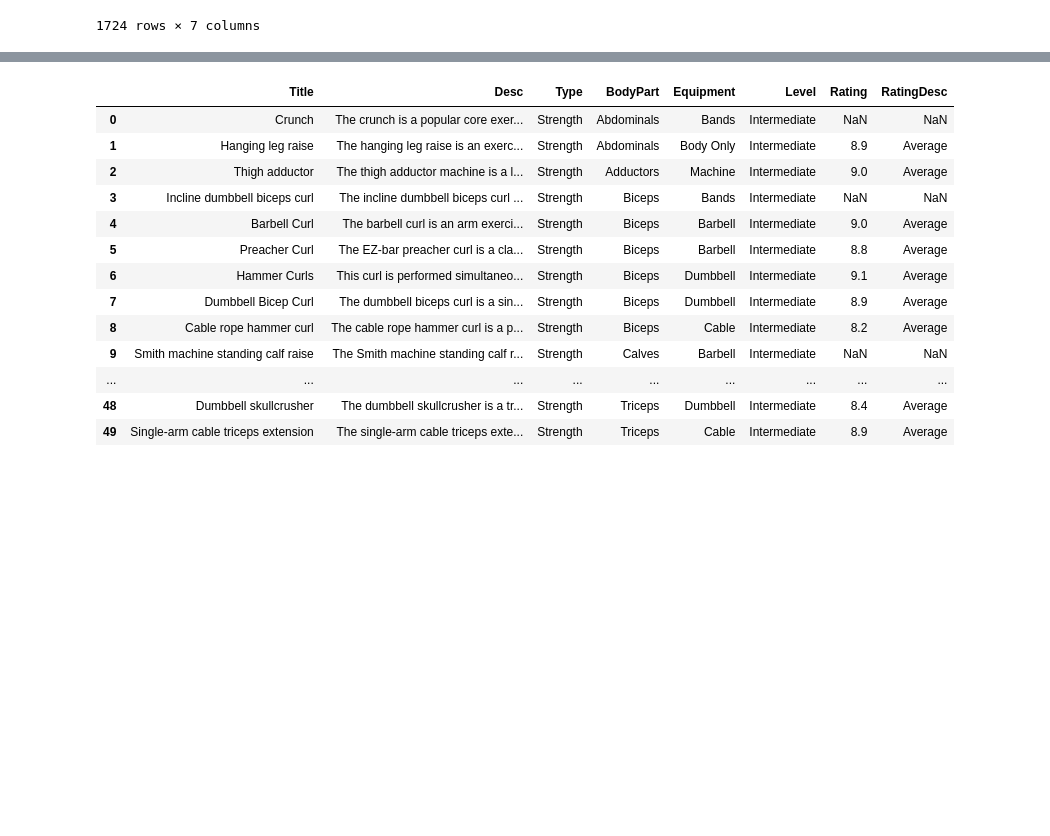
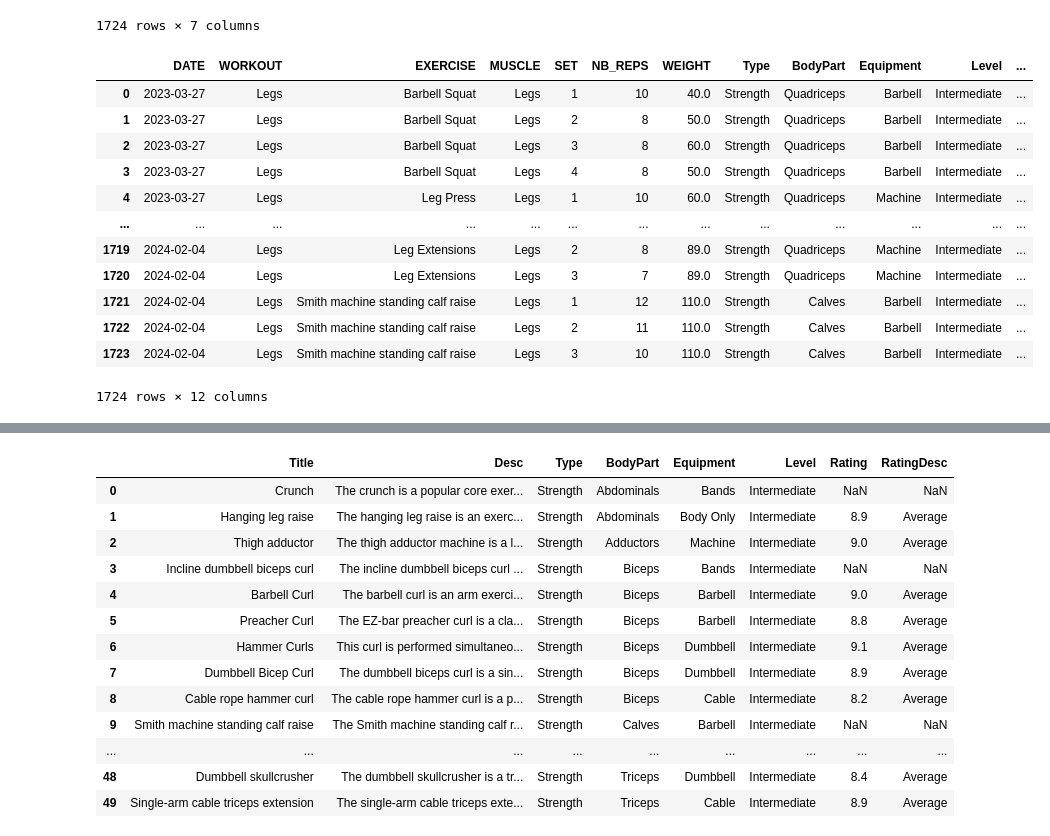
Before and after one commit to gabgrge/mlops-workout, a Jupyter notebook: notebooks/data-loading.ipynb, the cells around one changed output, grey strips where cells are left out. Drawn from its saved outputs; the diff is of its cells as text; code cells hidden in the pictures; blank space fills up the shorter version.

```diff
--- a/notebooks/data-loading.ipynb
+++ b/notebooks/data-loading.ipynb
@@ -19,3 +18,20 @@ workout_data
 | 1722 | 2024-02-04 | Legs | Smith machine standing calf raise | Legs | 2 | 11 | 110.0 |
 | 1723 | 2024-02-04 | Legs | Smith machine standing calf raise | Legs | 3 | 10 | 110.0 |
 1724 rows × 7 columns
+# %%
+enriched_workout_data = pd.read_csv('../data/current/enriched_workout_data.csv')
+enriched_workout_data
+# %% [output]
+|  | DATE | WORKOUT | EXERCISE | MUSCLE | SET | NB_REPS | WEIGHT | Type | BodyPart | Equipment | Level | ... |
+| 0 | 2023-03-27 | Legs | Barbell Squat | Legs | 1 | 10 | 40.0 | Strength | Quadriceps | Barbell | Intermediate | ... |
+| 1 | 2023-03-27 | Legs | Barbell Squat | Legs | 2 | 8 | 50.0 | Strength | Quadriceps | Barbell | Intermediate | ... |
+| 2 | 2023-03-27 | Legs | Barbell Squat | Legs | 3 | 8 | 60.0 | Strength | Quadriceps | Barbell | Intermediate | ... |
+| 3 | 2023-03-27 | Legs | Barbell Squat | Legs | 4 | 8 | 50.0 | Strength | Quadriceps | Barbell | Intermediate | ... |
+| 4 | 2023-03-27 | Legs | Leg Press | Legs | 1 | 10 | 60.0 | Strength | Quadriceps | Machine | Intermediate | ... |
+| ... | ... | ... | ... | ... | ... | ... | ... | ... | ... | ... | ... | ... |
+| 1719 | 2024-02-04 | Legs | Leg Extensions | Legs | 2 | 8 | 89.0 | Strength | Quadriceps | Machine | Intermediate | ... |
+| 1720 | 2024-02-04 | Legs | Leg Extensions | Legs | 3 | 7 | 89.0 | Strength | Quadriceps | Machine | Intermediate | ... |
+| 1721 | 2024-02-04 | Legs | Smith machine standing calf raise | Legs | 1 | 12 | 110.0 | Strength | Calves | Barbell | Intermediate | ... |
+| 1722 | 2024-02-04 | Legs | Smith machine standing calf raise | Legs | 2 | 11 | 110.0 | Strength | Calves | Barbell | Intermediate | ... |
+| 1723 | 2024-02-04 | Legs | Smith machine standing calf raise | Legs | 3 | 10 | 110.0 | Strength | Calves | Barbell | Intermediate | ... |
+1724 rows × 12 columns
```
Also changed, not shown: parts of 9 cells of this notebook, 2 other files.
